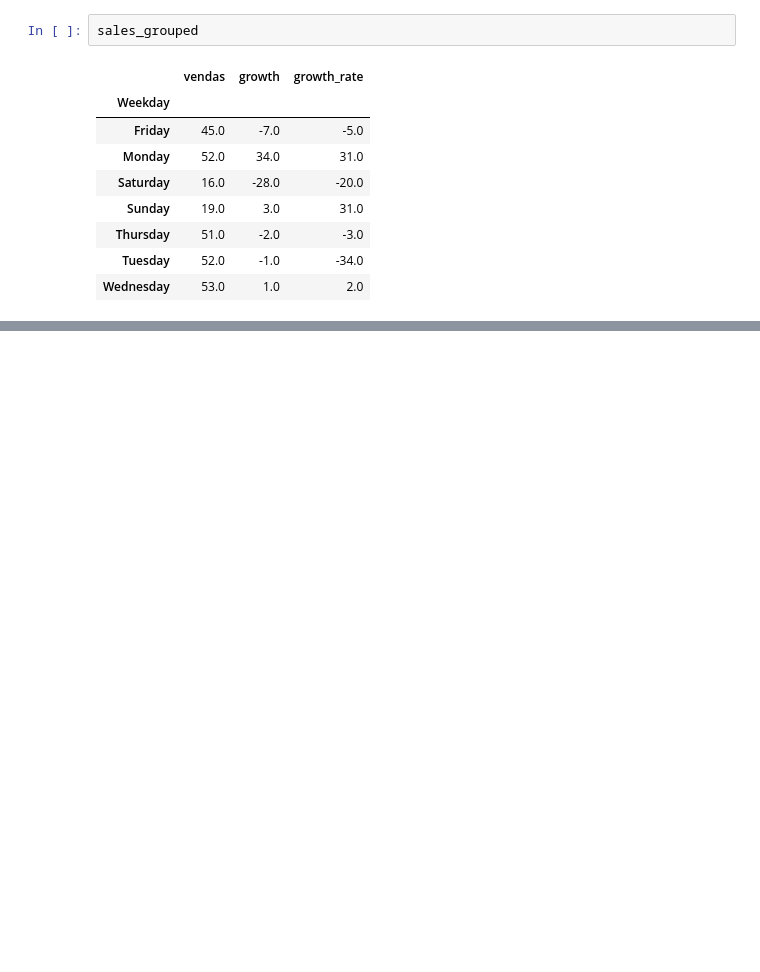
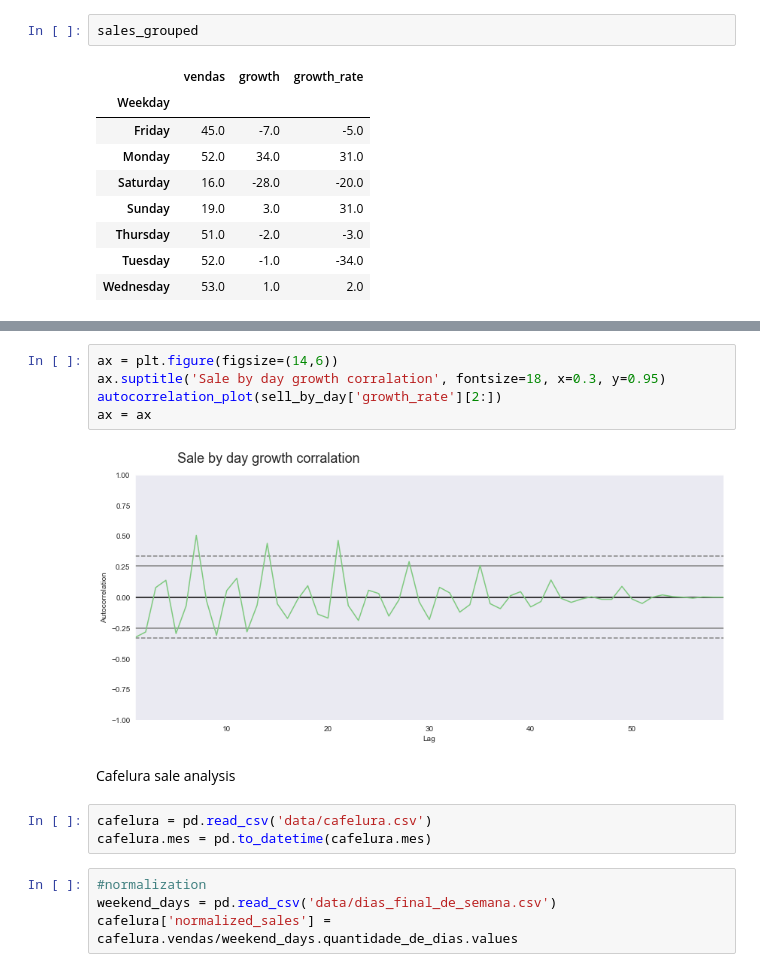
Before and after one commit to Igor-Arantes/Time-Series-Analysis, a Jupyter notebook: Time Series Analysis.ipynb, the cells around one changed output, grey strips where cells are left out. Drawn from its saved outputs; the diff is of its cells as text; blank space fills up the shorter version.

Commit message:
Correlation, normalization, seasonality and moving avarage technics

```diff
--- a/Time Series Analysis.ipynb
+++ b/Time Series Analysis.ipynb
@@ -148,0 +162,16 @@ sales_grouped
+# %%
+ax = plt.figure(figsize=(14,6))
+ax.suptitle('Sale by day growth corralation', fontsize=18, x=0.3, y=0.95)
+autocorrelation_plot(sell_by_day['growth_rate'][2:])
+ax = ax
+# %% [output]
+[figure, added]
+# %% [markdown]
+Cafelura sale analysis
+# %%
+cafelura = pd.read_csv('data/cafelura.csv')
+cafelura.mes = pd.to_datetime(cafelura.mes)
+# %%
+#normalization
+weekend_days = pd.read_csv('data/dias_final_de_semana.csv')
+cafelura['normalized_sales'] = cafelura.vendas/weekend_days.quantidade_de_dias.values
```
Also changed, not shown: parts of 20 cells of this notebook.
